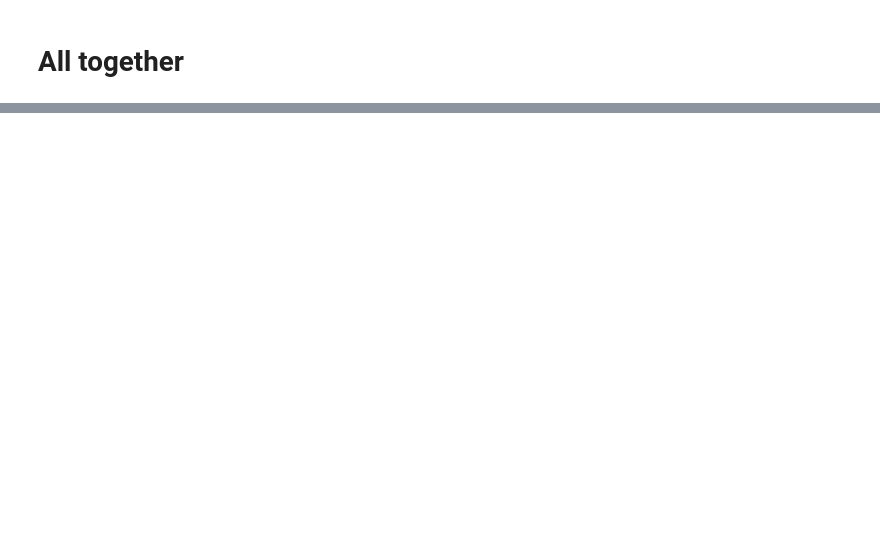
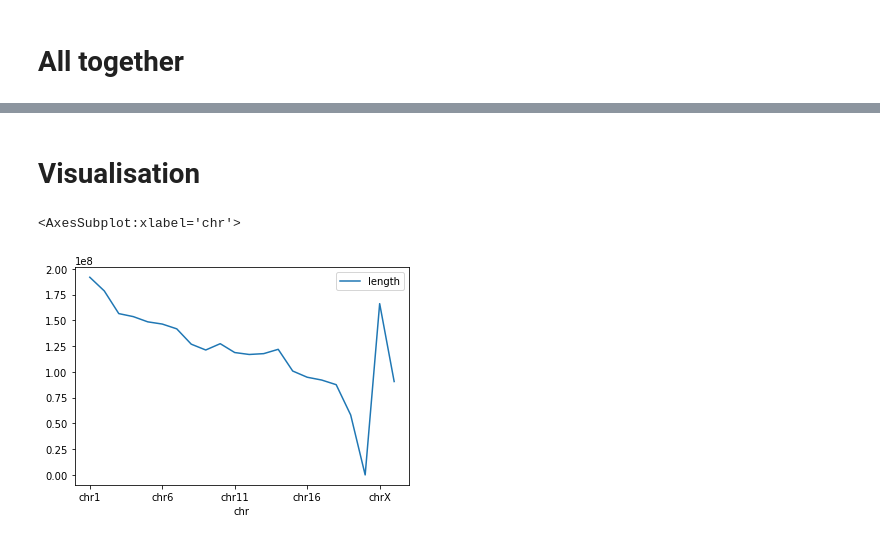
Before and after one commit to mervebduman/GRCm39, a Jupyter notebook: data_exploration.ipynb, the cells around one changed output, grey strips where cells are left out. Drawn from its saved outputs; the diff is of its cells as text; code cells hidden in the pictures; blank space fills up the shorter version.

Commit message:
finished visualisation

```diff
--- a/data_exploration.ipynb
+++ b/data_exploration.ipynb
@@ -313,3 +453,10 @@ df
 | chrM | 15421 |
 | chrX | 166238378 |
 | chrY | 90649158 |
+# %% [markdown]
+# Visualisation
+# %%
+df.plot()
+# %% [output]
+<AxesSubplot:xlabel='chr'>
+[figure, added]
```
Also changed, not shown: parts of 13 cells of this notebook, 1 other file.
